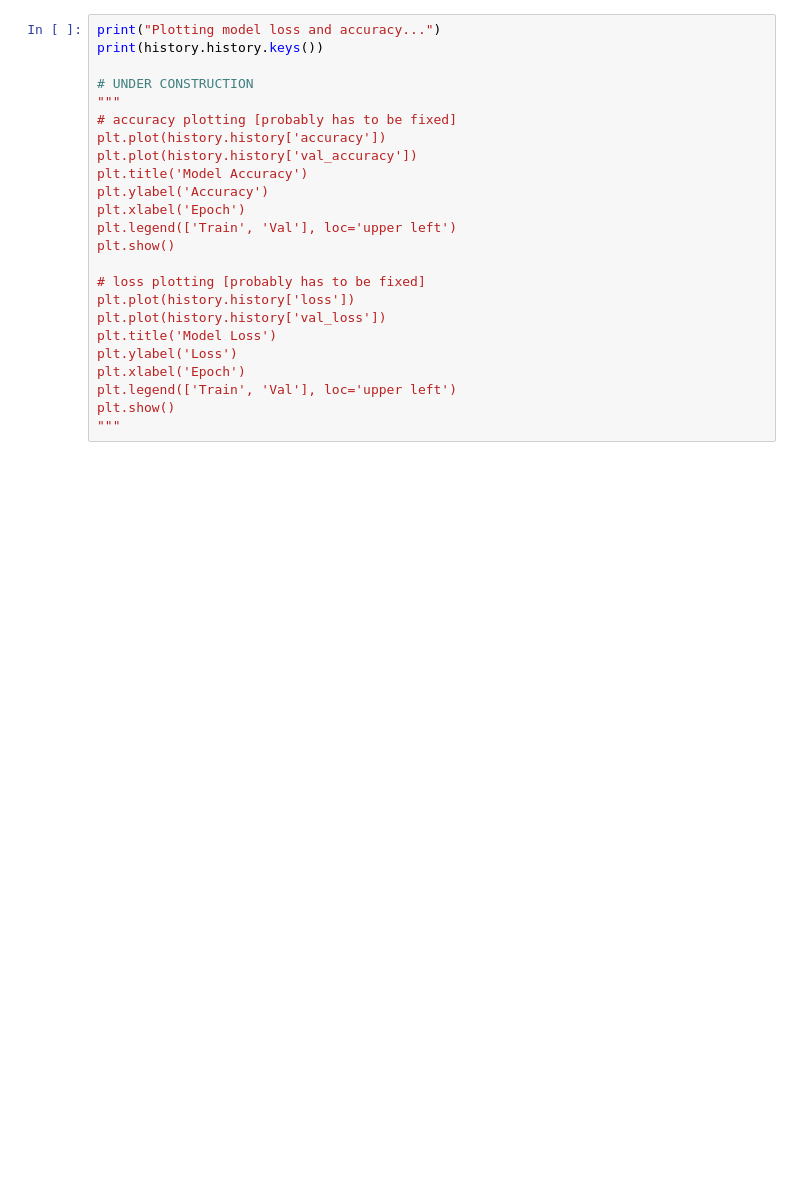
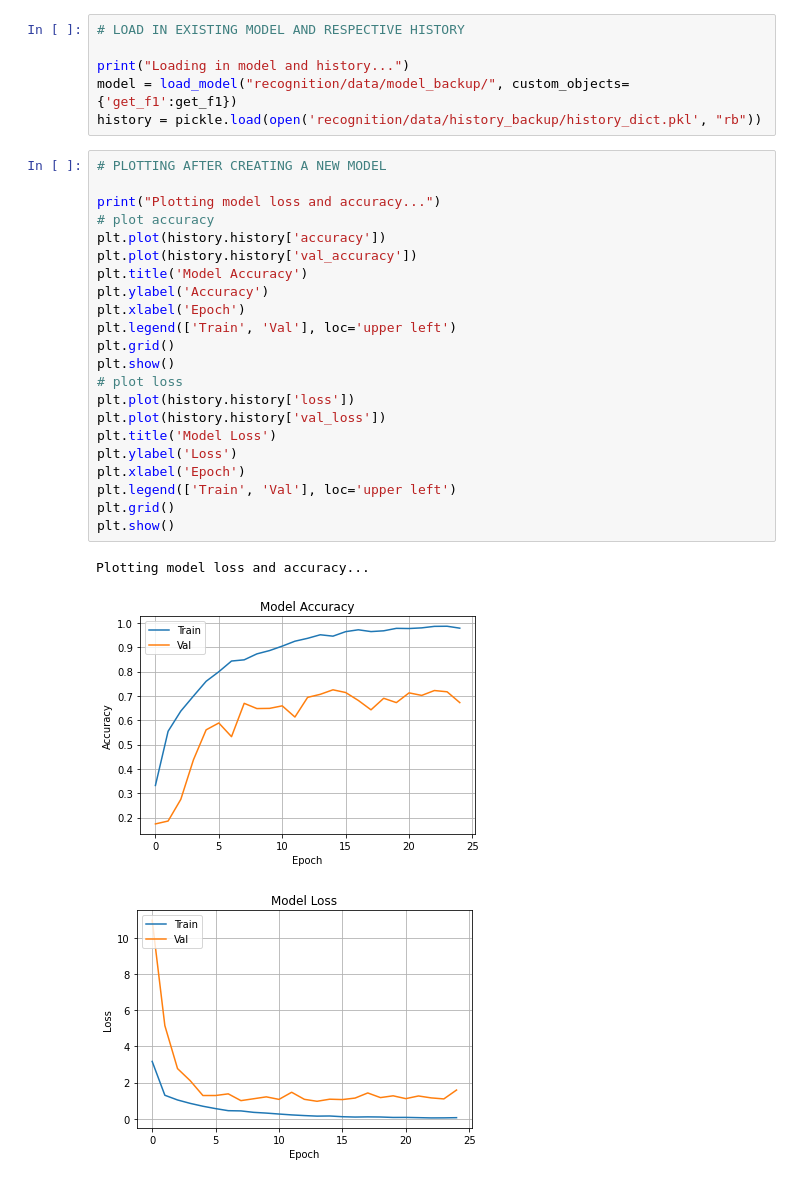
Before and after one commit to WaluigiLovers2398729/genre-recognition, a Jupyter notebook: main_test.ipynb, the cells around one changed output. Cells and saved outputs as stored; diff of their text form; blank space fills up the shorter version.

Commit message:
altered code, model is generally more accurate now

```diff
--- a/main_test.ipynb
+++ b/main_test.ipynb
@@ -20,24 +72,32 @@ model.save("recognition/data/model_backup/")
+# %%
+# LOAD IN EXISTING MODEL AND RESPECTIVE HISTORY
+
+print("Loading in model and history...")
+model = load_model("recognition/data/model_backup/", custom_objects={'get_f1':get_f1})
+history = pickle.load(open('recognition/data/history_backup/history_dict.pkl', "rb"))
 # %%
+# PLOTTING AFTER CREATING A NEW MODEL
+
 print("Plotting model loss and accuracy...")
-print(history.history.keys())
-
-# UNDER CONSTRUCTION
-"""
-# accuracy plotting [probably has to be fixed]
+# plot accuracy
 plt.plot(history.history['accuracy'])
 plt.plot(history.history['val_accuracy'])
 plt.title('Model Accuracy')
 plt.ylabel('Accuracy')
 plt.xlabel('Epoch')
 plt.legend(['Train', 'Val'], loc='upper left')
+plt.grid()
 plt.show()
-
-# loss plotting [probably has to be fixed]
+# plot loss
 plt.plot(history.history['loss'])
 plt.plot(history.history['val_loss'])
 plt.title('Model Loss')
 plt.ylabel('Loss')
 plt.xlabel('Epoch')
 plt.legend(['Train', 'Val'], loc='upper left')
+plt.grid()
 plt.show()
-"""
+# %% [output]
+Plotting model loss and accuracy...
+[figure, added]
+[figure, added]
```
Also changed, not shown: parts of 12 cells of this notebook, 5 other files.
